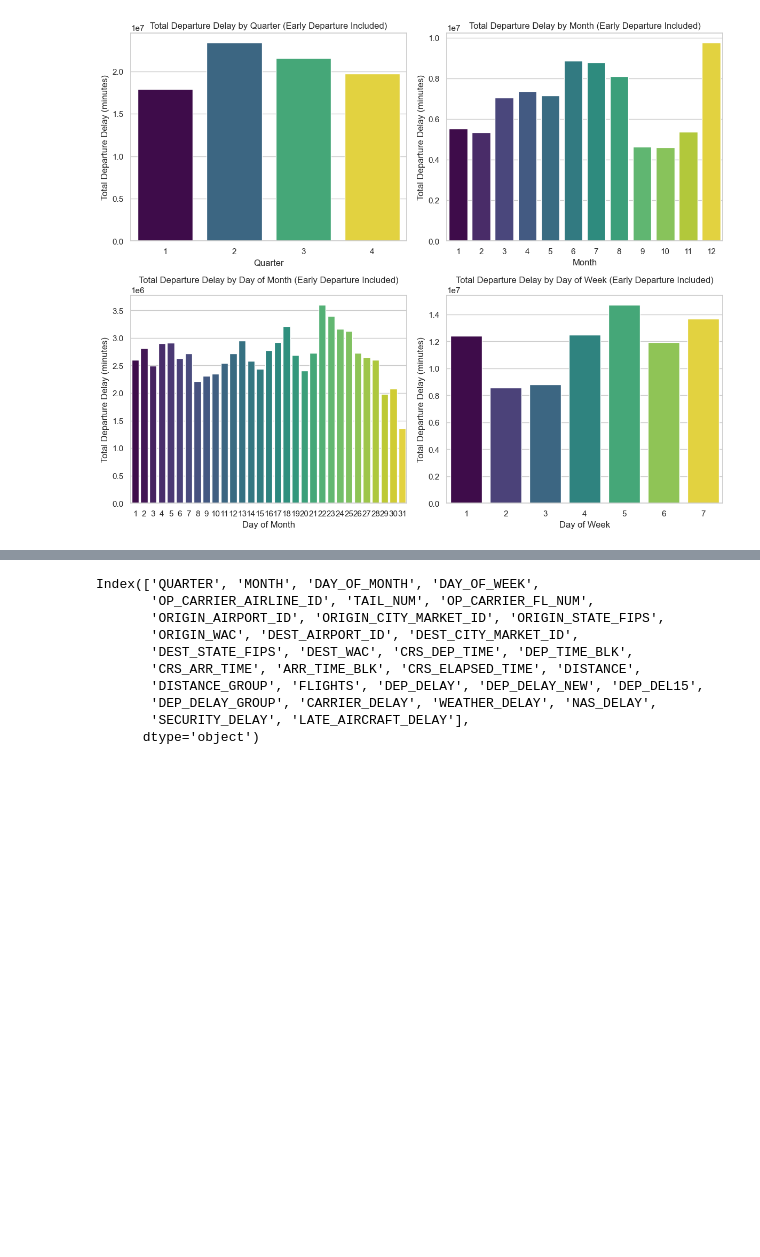
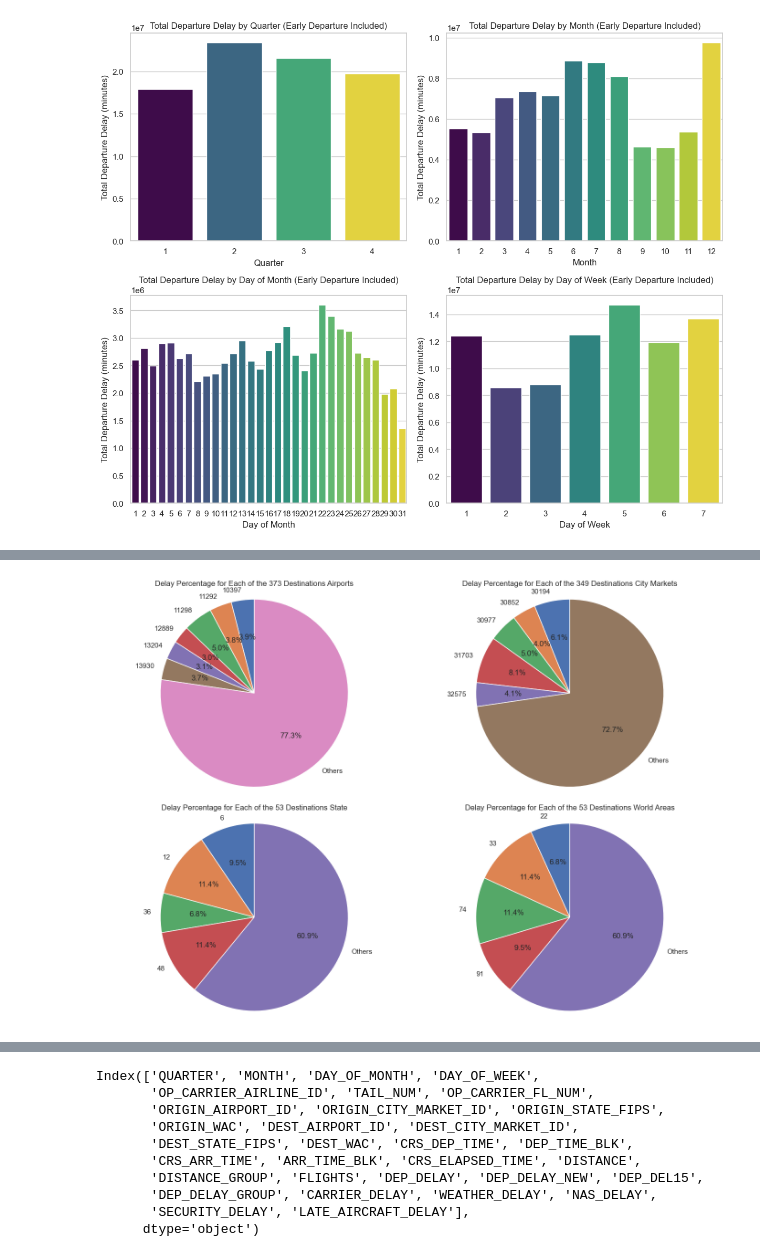
Before and after one commit to MohammedGuniem/Prediction-of-On-time-Flight-Performance, a Jupyter notebook: notebooks/Visualization.ipynb, the cells around one changed output, grey strips where cells are left out. Saved outputs shown, nothing was run; the diff lists cells and outputs as text; code cells hidden in the pictures; blank space fills up the shorter version.

```diff
--- a/notebooks/Visualization.ipynb
+++ b/notebooks/Visualization.ipynb
@@ -341,0 +256,53 @@ plt.show()
+# %%
+# Create a 2x2 subplot
+fig, axs = plt.subplots(2, 2, figsize=(14, 10))
+
+# Group by DEST_AIRPORT_ID and sum DEP_DELAY
+delay_per_DEST_AIRPORT_ID  = df.groupby('DEST_AIRPORT_ID')['DEP_DELAY'].sum().reset_index()
+filtered_sizes, filtered_labels = filter_sizes(
+    labels=delay_per_DEST_AIRPORT_ID['DEST_AIRPORT_ID'],
+    sizes=delay_per_DEST_AIRPORT_ID['DEP_DELAY'],
+    percentage_view_threshold=3
+)
+axs[0, 0].pie(filtered_sizes, labels=filtered_labels, autopct='%1.1f%%', startangle=90)
+axs[0, 0].axis('equal')  # Equal aspect ratio ensures the pie chart is circular
+axs[0, 0].set_title(f'Delay Percentage for Each of the {len(delay_per_DEST_AIRPORT_ID)} Destinations Airports')
+
+# Group by DEST_CITY_MARKET_ID and sum DEP_DELAY
+delay_per_DEST_CITY_MARKET_ID  = df.groupby('DEST_CITY_MARKET_ID')['DEP_DELAY'].sum().reset_index()
+filtered_sizes, filtered_labels = filter_sizes(
+    labels=delay_per_DEST_CITY_MARKET_ID['DEST_CITY_MARKET_ID'],
+    sizes=delay_per_DEST_CITY_MARKET_ID['DEP_DELAY'],
+    percentage_view_threshold=4
+)
+axs[0, 1].pie(filtered_sizes, labels=filtered_labels, autopct='%1.1f%%', startangle=90)
+axs[0, 1].axis('equal')  # Equal aspect ratio ensures the pie chart is circular
+axs[0, 1].set_title(f'Delay Percentage for Each of the {len(delay_per_DEST_CITY_MARKET_ID)} Destinations City Markets')
+
+# Group by DEST_STATE_FIPS and sum DEP_DELAY
+delay_per_DEST_STATE_FIPS  = df.groupby('DEST_STATE_FIPS')['DEP_DELAY'].sum().reset_index()
+filtered_sizes, filtered_labels = filter_sizes(
+    labels=delay_per_DEST_STATE_FIPS['DEST_STATE_FIPS'],
+    sizes=delay_per_DEST_STATE_FIPS['DEP_DELAY'],
+    percentage_view_threshold=6
+)
+axs[1, 0].pie(filtered_sizes, labels=filtered_labels, autopct='%1.1f%%', startangle=90)
+axs[1, 0].axis('equal')  # Equal aspect ratio ensures the pie chart is circular
+axs[1, 0].set_title(f'Delay Percentage for Each of the {len(delay_per_DEST_STATE_FIPS)} Destinations State')
+
+# Group by DEST_WAC and sum DEP_DELAY
+delay_per_DEST_WAC  = df.groupby('DEST_WAC')['DEP_DELAY'].sum().reset_index()
+filtered_sizes, filtered_labels = filter_sizes(
+    labels=delay_per_DEST_WAC['DEST_WAC'],
+    sizes=delay_per_DEST_WAC['DEP_DELAY'],
+    percentage_view_threshold=6
+)
+axs[1, 1].pie(filtered_sizes, labels=filtered_labels, autopct='%1.1f%%', startangle=90)
+axs[1, 1].axis('equal')  # Equal aspect ratio ensures the pie chart is circular
+axs[1, 1].set_title(f'Delay Percentage for Each of the {len(delay_per_DEST_WAC)} Destinations World Areas')
+
+# Adjust layout
+plt.tight_layout()
+plt.show()
+# %% [output]
+[figure, added]
```
Also changed, not shown: parts of 18 cells of this notebook.
